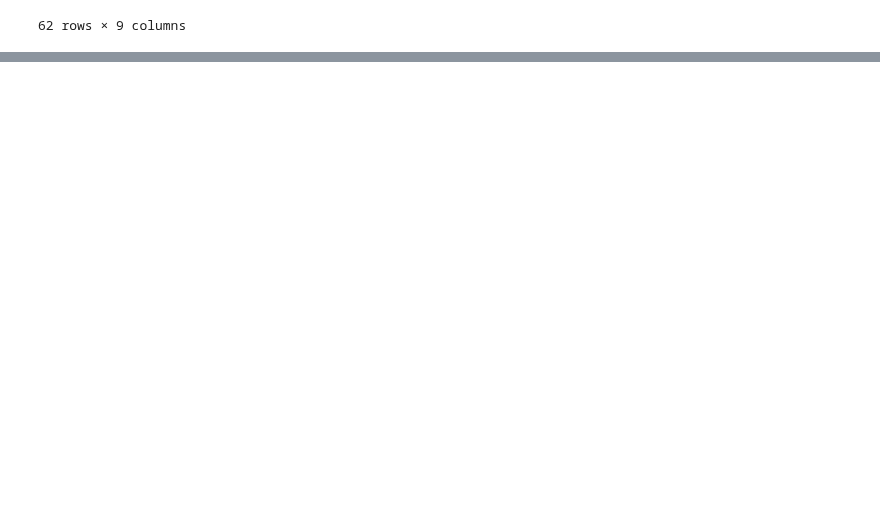
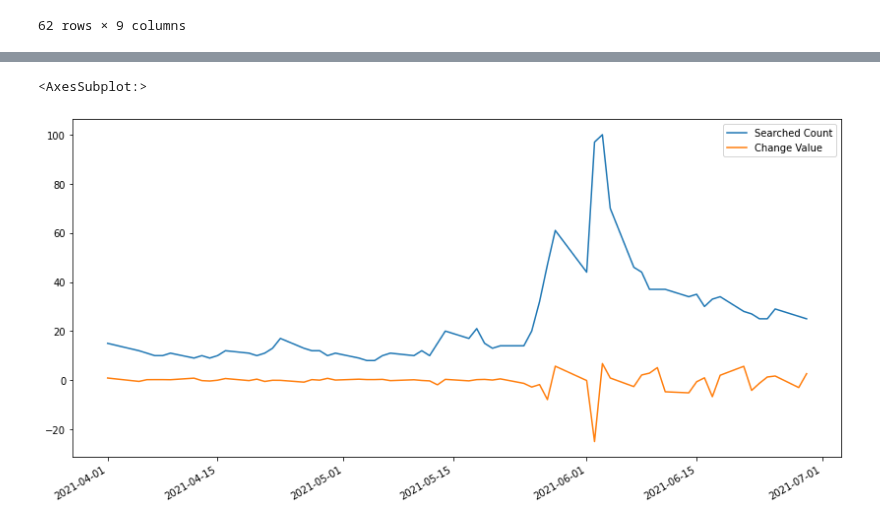
Before and after one commit to atlas125gev/StockProject, a Jupyter notebook: sonnack/Homework6.ssonnack.ipynb, the cells around one changed output, grey strips where cells are left out. Drawn from its saved outputs; the diff is of its cells as text; code cells hidden in the pictures; blank space fills up the shorter version.

Commit message:
adding first plot

```diff
--- a/sonnack/Homework6.ssonnack.ipynb
+++ b/sonnack/Homework6.ssonnack.ipynb
@@ -148,0 +150,6 @@ amcFiltered
+# %%
+
+amcFiltered.plot(figsize=(14, 7))
+# %% [output]
+<AxesSubplot:>
+[figure, added]
```
Also changed, not shown: parts of 3 cells of this notebook.
